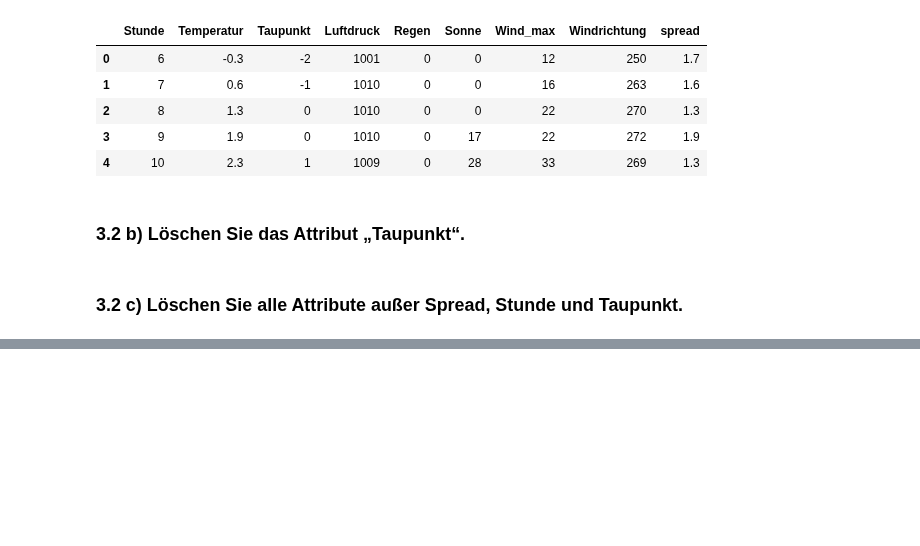
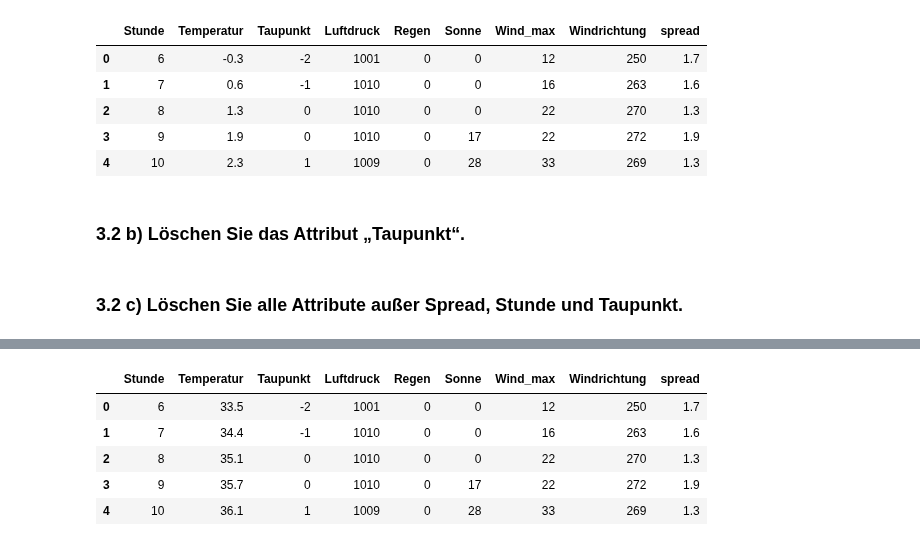
Before and after one commit to OOS-Team/DsKi_DataPreparation, a Jupyter notebook: Aufgabe2_3.ipynb, the cells around one changed output, grey strips where cells are left out. Saved outputs shown, nothing was run; the diff lists cells and outputs as text; code cells hidden in the pictures; blank space fills up the shorter version.

```diff
--- a/Aufgabe2_3.ipynb
+++ b/Aufgabe2_3.ipynb
@@ -308,0 +332,9 @@ wetter = wetter[['Stunde', 'spread']]
+# %%
+wetter_temp_inF.head()
+# %% [output]
+|  | Stunde | Temperatur | Taupunkt | Luftdruck | Regen | Sonne | Wind_max | Windrichtung | spread |
+| 0 | 6 | 33.5 | -2 | 1001 | 0 | 0 | 12 | 250 | 1.7 |
+| 1 | 7 | 34.4 | -1 | 1010 | 0 | 0 | 16 | 263 | 1.6 |
+| 2 | 8 | 35.1 | 0 | 1010 | 0 | 0 | 22 | 270 | 1.3 |
+| 3 | 9 | 35.7 | 0 | 1010 | 0 | 17 | 22 | 272 | 1.9 |
+| 4 | 10 | 36.1 | 1 | 1009 | 0 | 28 | 33 | 269 | 1.3 |
```
Also changed, not shown: parts of 16 cells of this notebook, 1 other file.
